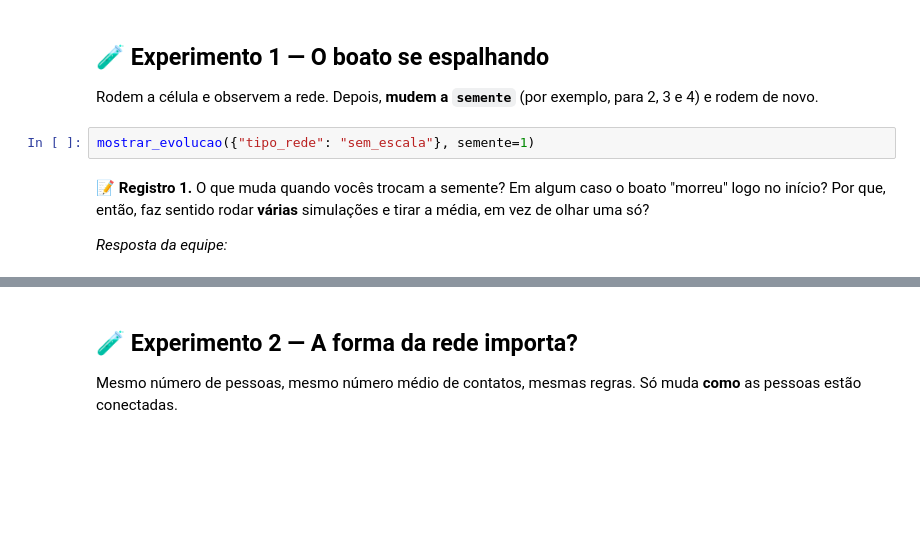
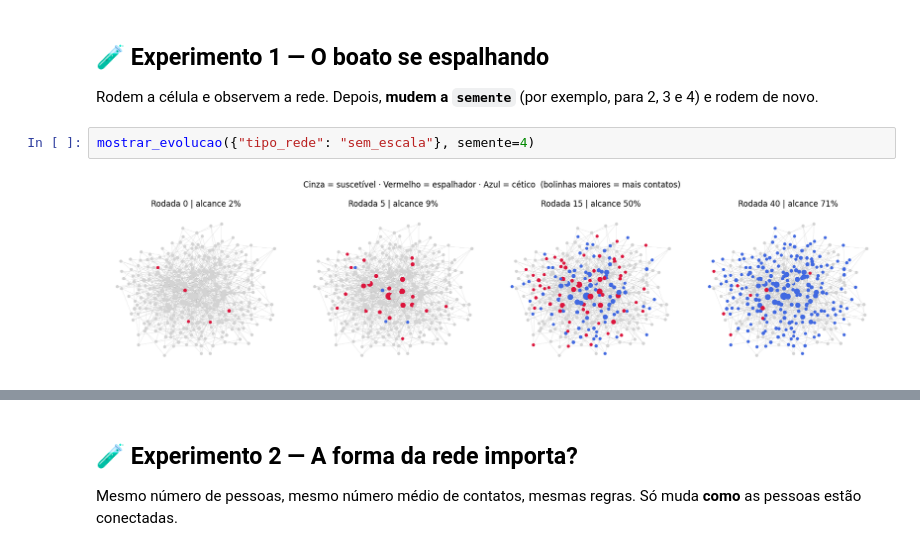
Before and after one commit to svictorem/Boatos_em_Rede, a Jupyter notebook: boatos_em_rede_ALUNO.ipynb, the cells around one changed output, grey strips where cells are left out. Saved outputs shown, nothing was run; the diff lists cells and outputs as text; blank space fills up the shorter version.

```diff
--- a/boatos_em_rede_ALUNO.ipynb
+++ b/boatos_em_rede_ALUNO.ipynb
@@ -331,8 +339,6 @@ print("Ferramentas carregadas ✅")
 ## 🧪 Experimento 1 — O boato se espalhando
 Rodem a célula e observem a rede. Depois, **mudem a `semente`** (por exemplo, para 2, 3 e 4) e rodem de novo.
 # %%
-mostrar_evolucao({"tipo_rede": "sem_escala"}, semente=1)
+mostrar_evolucao({"tipo_rede": "sem_escala"}, semente=4)
+# %% [output]
+[figure, added]
-# %% [markdown]
-📝 **Registro 1.** O que muda quando vocês trocam a semente? Em algum caso o boato "morreu" logo no início? Por que, então, faz sentido rodar **várias** simulações e tirar a média, em vez de olhar uma só?
-
-*Resposta da equipe:*
```
Also changed, not shown: parts of 22 cells of this notebook.
